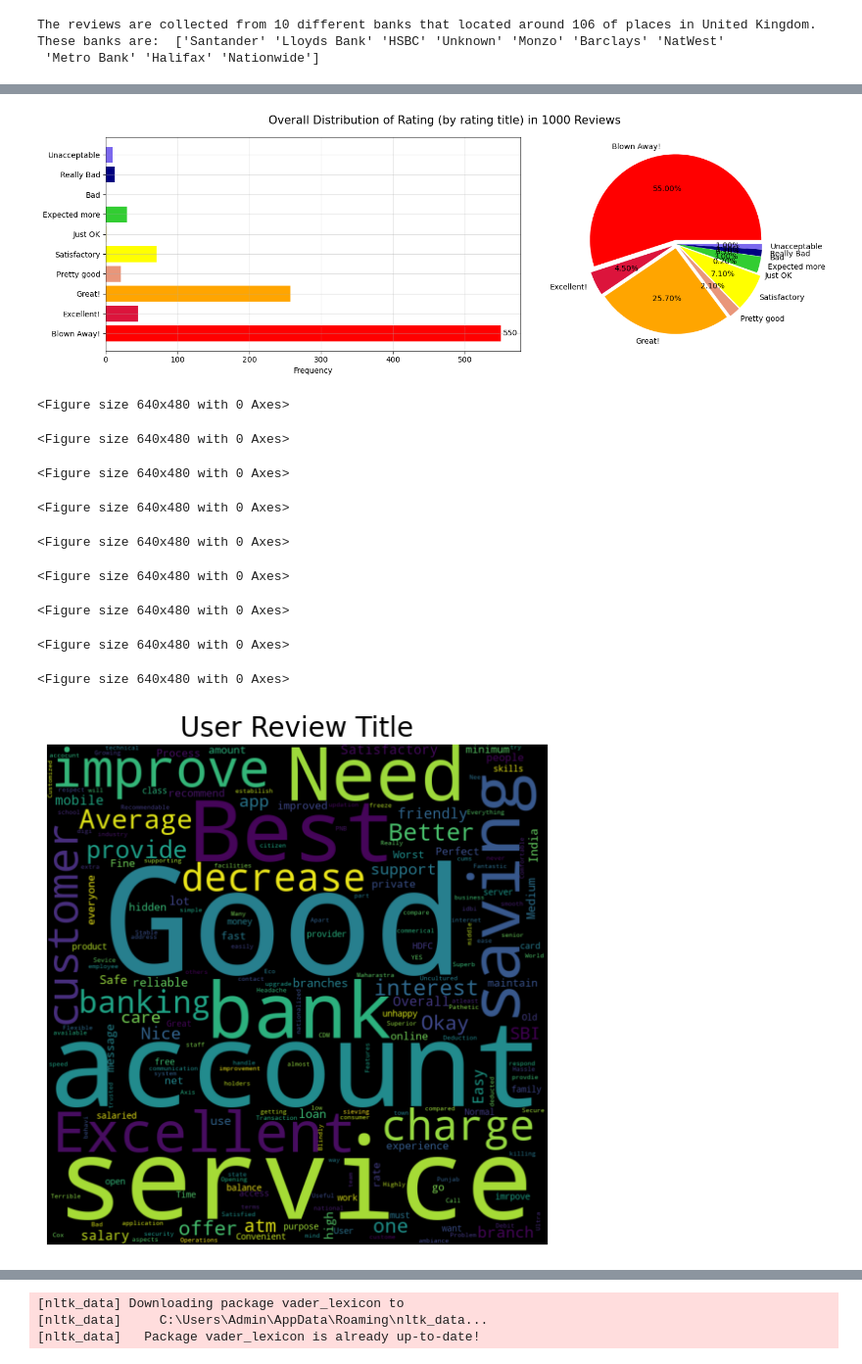
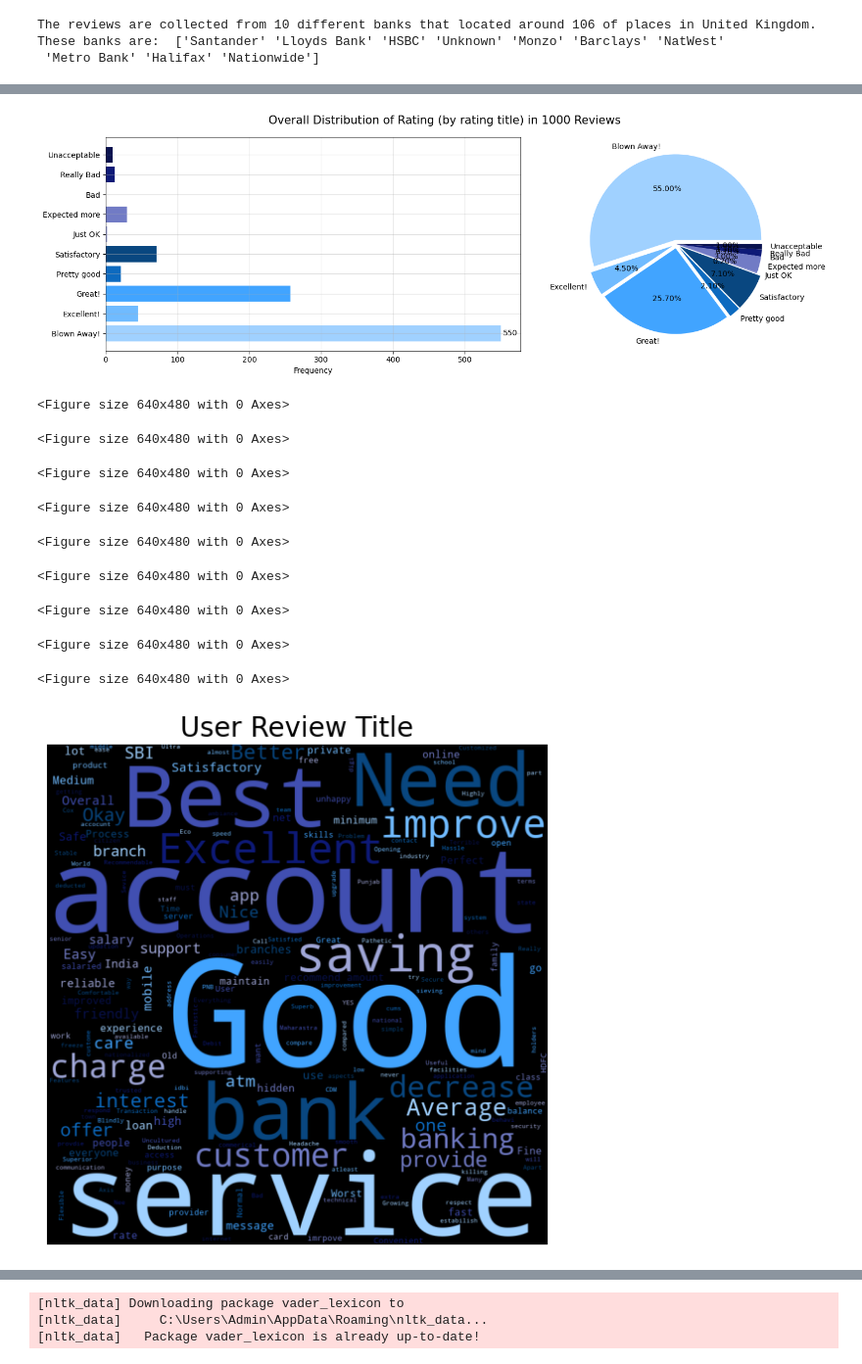
Before and after one commit to Davewm89/Project-Week-11, a Jupyter notebook: Sentiment Analysis 4.0.ipynb, the cells around one changed output, grey strips where cells are left out. Shown at 98% size. Cells and saved outputs as stored; diff of their text form; code cells hidden in the pictures.

```diff
--- a/Sentiment Analysis 4.0.ipynb
+++ b/Sentiment Analysis 4.0.ipynb
@@ -90,0 +95,3 @@ These banks are:  ['Santander' 'Lloyds Bank' 'HSBC' 'Unknown' 'Monzo' 'Barclays'
+# %%
+shades_of_blue = ['#a0d1ff', '#70bbff', '#41a4ff', '#0d6abf', '#094780',
+                  '#a0a7d8', '#717bc5', '#414fb1', '#0e1a77', '#09124f']
@@ -115,23 +128,18 @@ plt.show()
 # %%
-# distribution of the column 'address'
-address = data['address'].value_counts().sort_values(ascending=False)[:10]
-
-shades_of_blue = ['#0000FF', '#1E00FF', '#4169E1', '#6295ED', '#87CEEB',
-                  '#00008B', '#0000CD', '#0000EE', '#0000FF', '#1E90FF',
-                  '#00BFFF', '#87CEFA', '#B0E0E6', '#ADD8E6', '#E0FFFF']
-explode = ([0.05]*5) + ([0]*5)
+# distribution of the column 'bank'
+bank = data['bank'].value_counts().sort_values(ascending=False)[:10]
 
 # visualization (top 10 places where the reviews are collected from)
 figure, axes = plt.subplots(1,2, figsize=(15,5), gridspec_kw={'width_ratios':[1.5,1]})
-axes[0].barh(y=address.index, width=address.values, color=shades_of_blue[:len(address)])
+axes[0].barh(y=bank.index, width=bank.values, color=shades_of_blue[:len(bank)])
 axes[0].set_xlabel('Frequency')
 
-for index, values in enumerate(address):
+for index, values in enumerate(bank):
     axes[0].text(values+3, index, str(values), va='center')
 
-axes[0].grid(alpha=0.4)
-axes[1].pie(address.values, labels=address.index, autopct='%.2f%%', explode=explode, colors=shades_of_blue[:len(address)])
-figure.suptitle('Top 10 Places where the Reviews are Collected From', fontsize=15)
-plt.tight_layout()
-plt.show()
+    axes[0].grid(alpha=0.4)
+    axes[1].pie(bank.values, labels=bank.index, autopct='%.2f%%', explode=explode, colors=shades_of_blue[:len(bank)])
+    figure.suptitle('Number of Reviews Collected from Each Bank', fontsize=15)
+    plt.tight_layout()
+    plt.show()
 # %% [output]
@@ -142,16 +159,11 @@ plt.show()
 data_copy = data.copy()
 data_copy['rating'] = data_copy['rating'].astype(str)
 
-shades_of_blue = ['#0000FF', '#1E00FF', '#4169E1', '#6295ED', '#87CEEB',
-                  '#00008B', '#0000CD', '#0000EE', '#0000FF', '#1E90FF',
-                  '#00BFFF', '#87CEFA', '#B0E0E6', '#ADD8E6', '#E0FFFF']
-explode = ([0.05]*5) + ([0]*5)
-
 rating = data_copy['rating'].value_counts().sort_index(ascending=False)
 
 # visualization in bar chart and pie chart
 figure, axes = plt.subplots(1,2, figsize=(15,5), gridspec_kw={'width_ratios':[1.5,1]})
-axes[0].barh(y=rating.index, width=rating.values, color=colors)
+axes[0].barh(y=rating.index, width=rating.values, color=shades_of_blue)
 axes[0].set_xlabel('Frequency')
 
 for index, values in enumerate (rating):
@@ -175,25 +187,26 @@ for index, values in enumerate (rating):
 <Figure size 640x480 with 0 Axes>
 # %%
 # distribution of rating (by rating title)
+
 rating_order = ['Unacceptable','Really Bad','Bad','Expected more','Just OK','Satisfactory','Pretty good','Great!','Excellent!','Blown Away!']
 rating_title = data['rating_title_by_user'].value_counts(sort=False).reindex(rating_order)
 reversed_rating_title = rating_title[::-1]
 
 # visualization in bar chart and pie chart
 figure, axes = plt.subplots(1,2, figsize=(15,5), gridspec_kw={'width_ratios':[1.5,1]})
-axes[0].barh(y=reversed_rating_title.index, width=reversed_rating_title.values, color=colors)
+axes[0].barh(y=reversed_rating_title.index, width=reversed_rating_title.values, color=shades_of_blue)
 axes[0].set_xlabel('Frequency')
 
 for index, values in enumerate (reversed_rating_title):
         axes[0].text(values+3, index, str(values), va='center')
 
         axes[0].grid(alpha=0.4)
-        axes[1].pie(reversed_rating_title.values, labels=reversed_rating_title.index, autopct='%.2f%%', explode=explodes, colors=colors)
+        axes[1].pie(reversed_rating_title.values, labels=reversed_rating_title.index, autopct='%.2f%%', explode=explodes, colors=shades_of_blue)
         figure.suptitle('Overall Distribution of Rating (by rating title) in 1000 Reviews', fontsize=15)
         plt.tight_layout()
         plt.show()
 # %% [output]
-[figure, old version]
+[figure, new version]
 <Figure size 640x480 with 0 Axes>
 <Figure size 640x480 with 0 Axes>
 <Figure size 640x480 with 0 Axes>
@@ -206,23 +222,24 @@ for index, values in enumerate (reversed_rating_title):
 # %%
-from wordcloud import WordCloud
-
 combined_title = ' '.join(data['review_title_by_user'])
 
+def color_func(word, font_size, position, orientation, random_state=None, **kwargs):
+    return random.choice(shades_of_blue)
 
 # create a word cloud using the combined text
 wordcloud_title = WordCloud(collocations=False, width = 800, height = 800,
-                                                       background_color ='black',
-                                                       min_font_size = 10).generate(combined_title)
+                            background_color ='black',
+                            min_font_size = 10,
+                            color_func=color_func).generate(combined_title)
 
 # plot the WordCloud image
 plt.figure(figsize=(6,6))
 plt.imshow(wordcloud_title)
 plt.axis('off')
 plt.title('User Review Title', fontsize=20)
 plt.tight_layout(pad=2)
 plt.show()
 # %% [output]
-[figure, old version]
+[figure, new version]
 # %%
 # subset the data that rating score is 2.5 and lower
 data_copy = data.copy()
```
Also changed, not shown: parts of 12 cells of this notebook.
